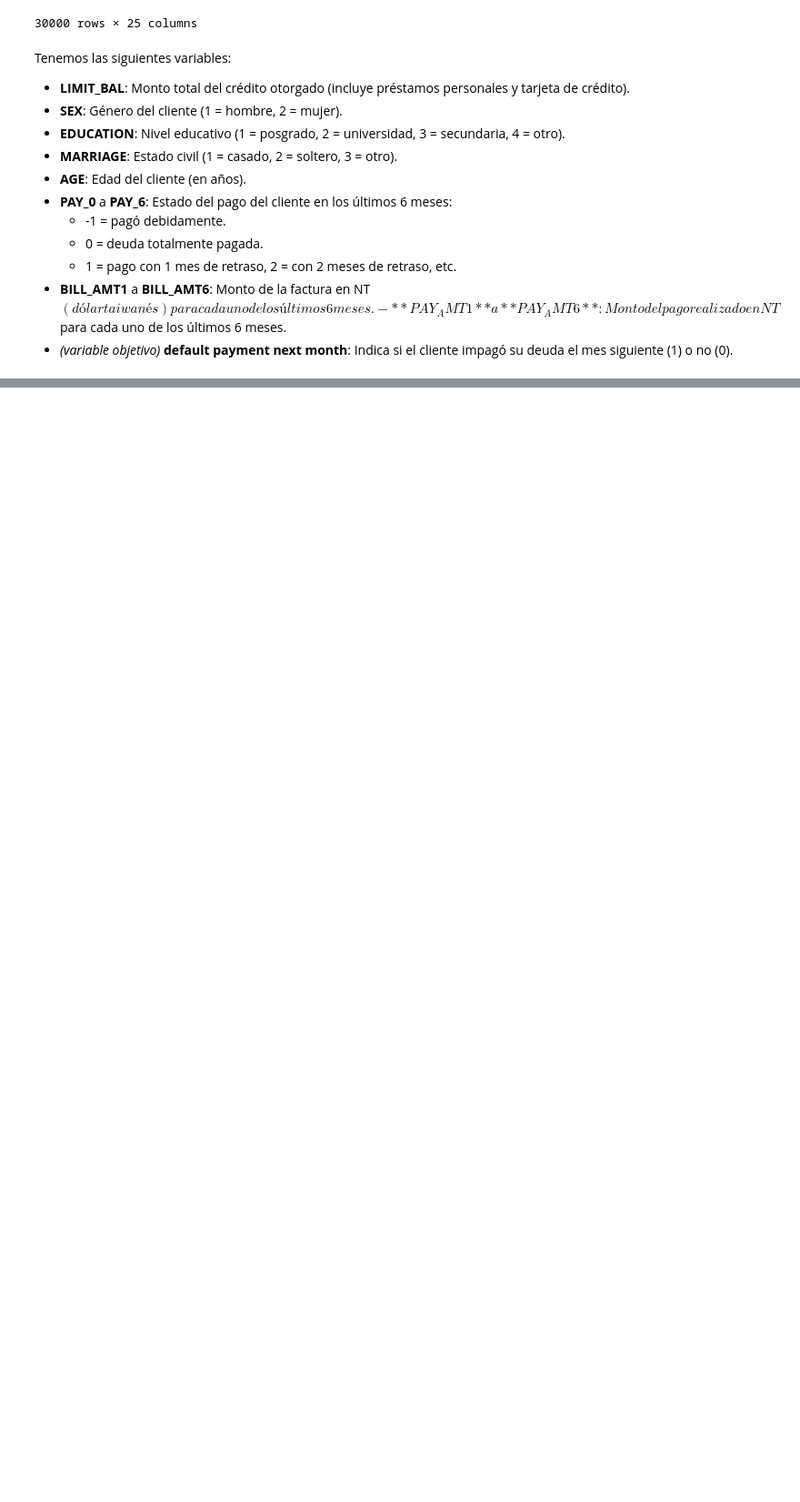
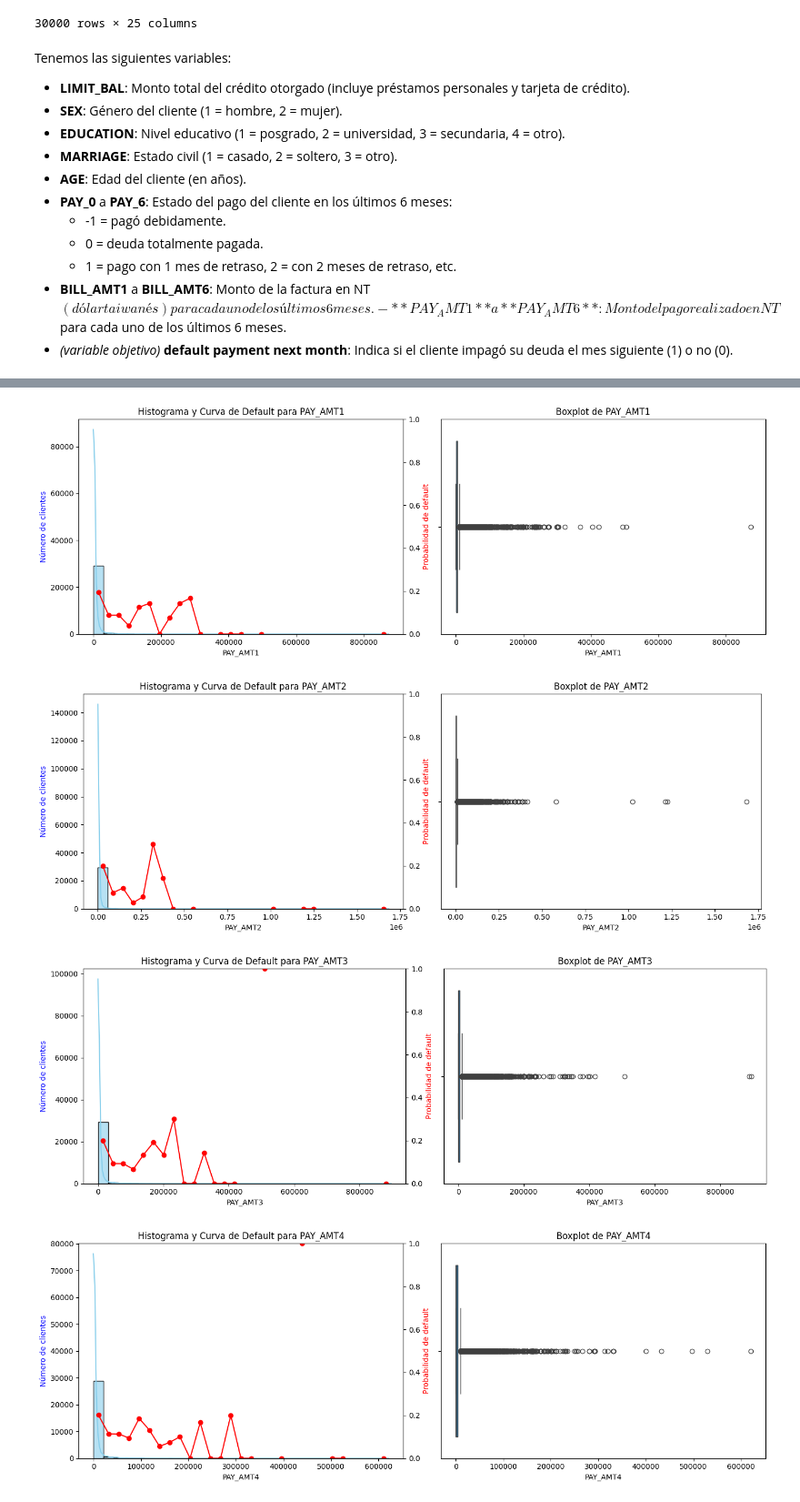
Before and after one commit to Sergi-06/Calibracion_Feedback1, a Jupyter notebook: Feedback1.ipynb, the cells around one changed output, grey strips where cells are left out. Shown: that part at 91% size. Saved outputs shown, nothing was run; the diff lists cells and outputs as text; code cells hidden in the pictures; blank space fills up the shorter version.

```diff
--- a/Feedback1.ipynb
+++ b/Feedback1.ipynb
@@ -47,0 +377,10 @@ Tenemos las siguientes variables:
+# %%
+# Crear histogramas + boxplots juntos
+for col in [col for col in vbles_numericas if 'PAY_AMT' in col]:
+
+    graficar_distribucion_default(df_base, col)
+# %% [output]
+[figure, added]
+[figure, added]
+[figure, added]
+[figure, added]
```
Also changed, not shown: parts of 43 cells of this notebook.
